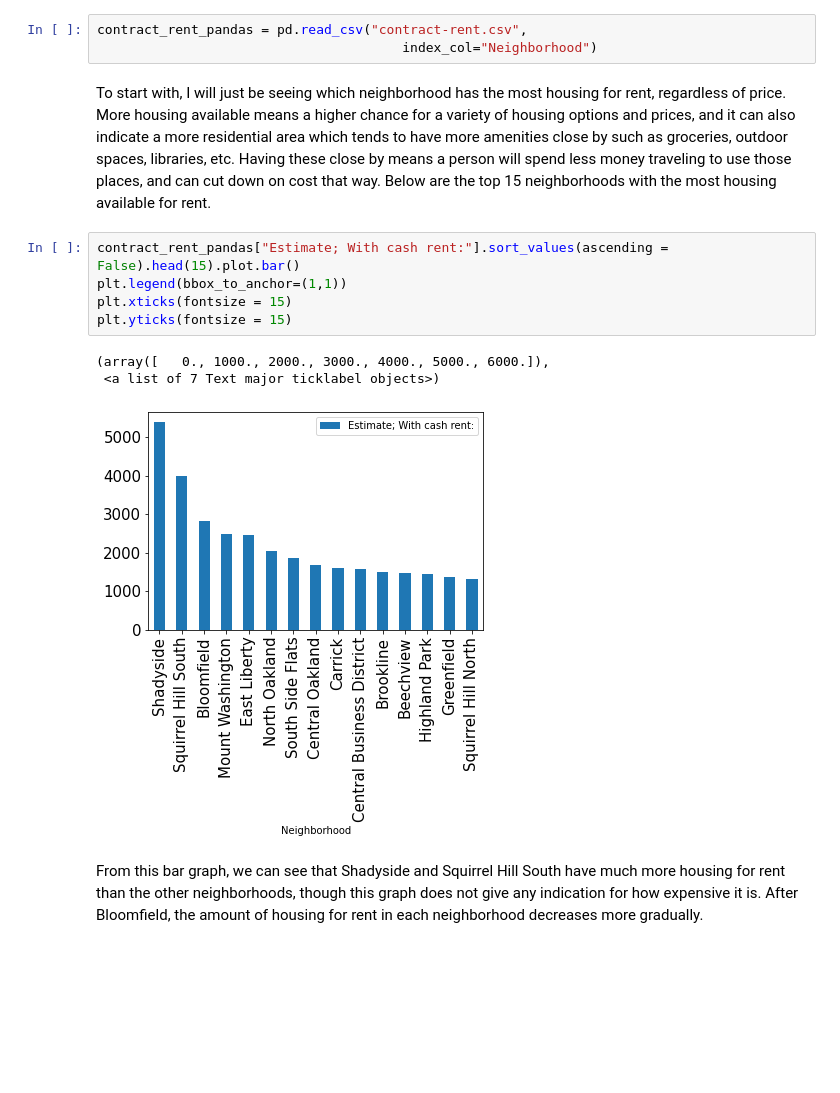
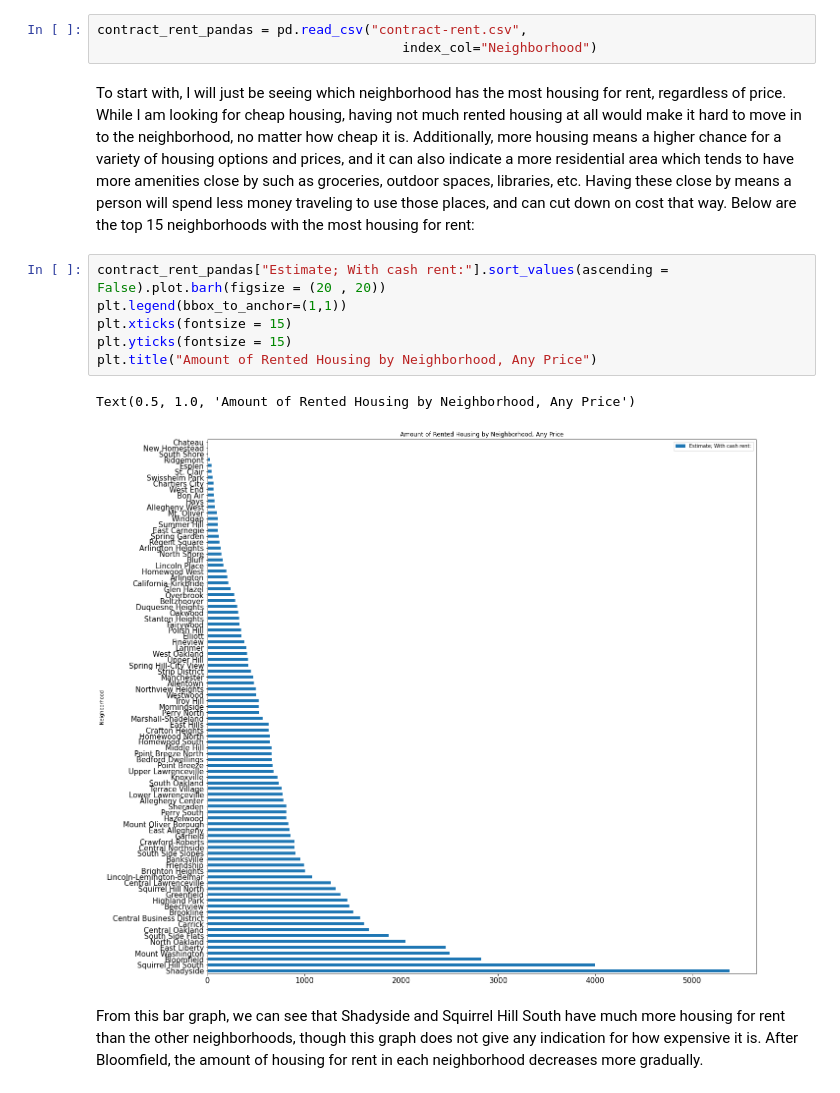
Before and after one commit to mark-sheffield/Final-Project, a Jupyter notebook: Housing-Prices.ipynb, the cells around one changed output. Saved outputs shown, nothing was run; the diff lists cells and outputs as text; blank space fills up the shorter version.

Commit message:
Updated explanations/conclusion to reflect changes to graphs/calculations

```diff
--- a/Housing-Prices.ipynb
+++ b/Housing-Prices.ipynb
@@ -27,16 +27,16 @@ Import the dataset:
 contract_rent_pandas = pd.read_csv("contract-rent.csv",
                                        index_col="Neighborhood")
 # %% [markdown]
-To start with, I will just be seeing which neighborhood has the most housing for rent, regardless of price. More housing available means a higher chance for a variety of housing options and prices, and it can also indicate a more residential area which tends to have more amenities close by such as groceries, outdoor spaces, libraries, etc. Having these close by means a person will spend less money traveling to use those places, and can cut down on cost that way. Below are the top 15 neighborhoods with the most housing available for rent.
+To start with, I will just be seeing which neighborhood has the most housing for rent, regardless of price. While I am looking for cheap housing, having not much rented housing at all would make it hard to move in to the neighborhood, no matter how cheap it is. Additionally, more housing means a higher chance for a variety of housing options and prices, and it can also indicate a more residential area which tends to have more amenities close by such as groceries, outdoor spaces, libraries, etc. Having these close by means a person will spend less money traveling to use those places, and can cut down on cost that way. Below are the top 15 neighborhoods with the most housing for rent:
 # %%
-contract_rent_pandas["Estimate; With cash rent:"].sort_values(ascending = False).head(15).plot.bar()
+contract_rent_pandas["Estimate; With cash rent:"].sort_values(ascending = False).plot.barh(figsize = (20 , 20))
 plt.legend(bbox_to_anchor=(1,1))
 plt.xticks(fontsize = 15)
 plt.yticks(fontsize = 15)
+plt.title("Amount of Rented Housing by Neighborhood, Any Price")
 # %% [output]
-(array([   0., 1000., 2000., 3000., 4000., 5000., 6000.]),
- <a list of 7 Text major ticklabel objects>)
+Text(0.5, 1.0, 'Amount of Rented Housing by Neighborhood, Any Price')
-[figure, old version]
+[figure, new version]
 # %% [markdown]
 From this bar graph, we can see that Shadyside and Squirrel Hill South have much more housing for rent than the other neighborhoods, though this graph does not give any indication for how expensive it is. After Bloomfield, the amount of housing for rent in each neighborhood decreases more gradually.
 # %% [markdown]
```
Also changed, not shown: parts of 25 cells of this notebook.
